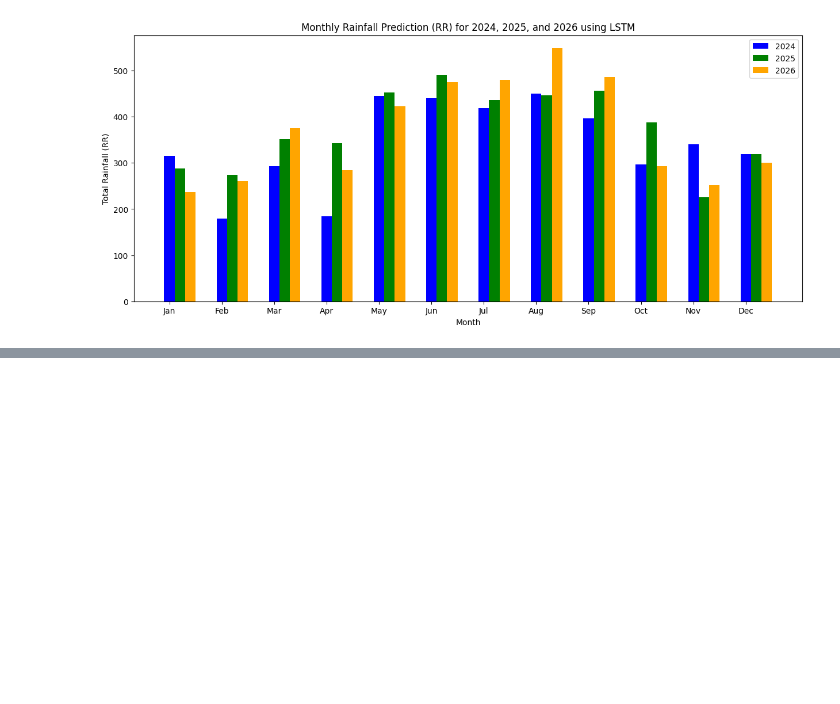
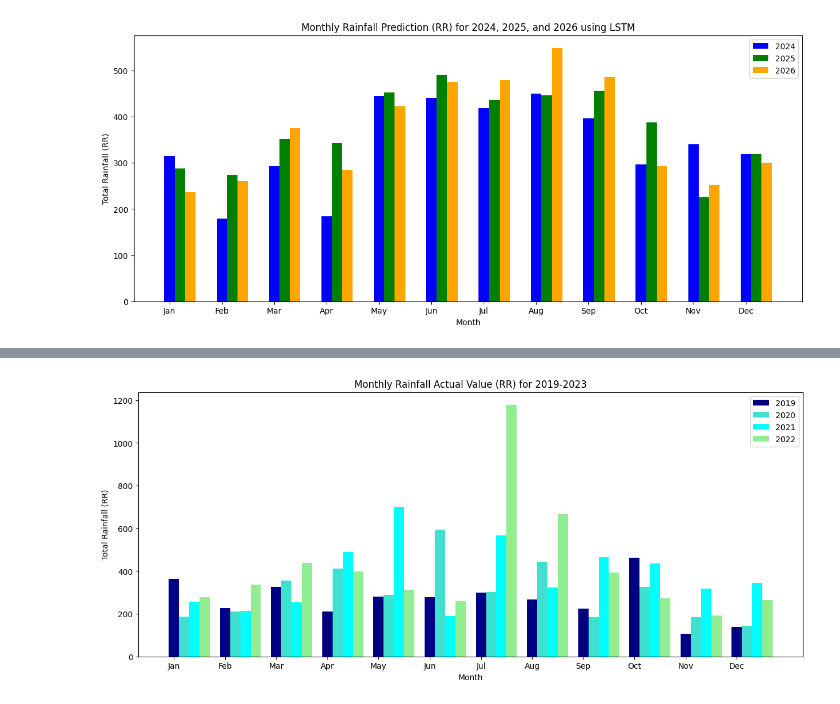
Before and after one commit to tifani3112/Python, a Jupyter notebook: PREDICTION_RAINFALL_2010_2023_FAKFAK_WEST_PAPUA.ipynb, the cells around one changed output, grey strips where cells are left out. Saved outputs shown, nothing was run; the diff lists cells and outputs as text; code cells hidden in the pictures; blank space fills up the shorter version.

```diff
--- a/PREDICTION_RAINFALL_2010_2023_FAKFAK_WEST_PAPUA.ipynb
+++ b/PREDICTION_RAINFALL_2010_2023_FAKFAK_WEST_PAPUA.ipynb
@@ -2522,0 +2676,56 @@ plt.show()
+# %%
+import pandas as pd
+import matplotlib.pyplot as plt
+
+# Load your dataset
+# Assuming 'forecast_results_RR.csv' is the actual file name and path
+forecast_results = pd.read_csv('2010-2023 clean 1 tanpa outlier.csv')
+
+# Convert the 'Date' column to datetime format
+forecast_results['Tanggal'] = pd.to_datetime(forecast_results['Tanggal'])
+
+# Extract year from 'Date' column
+forecast_results['Year'] = forecast_results['Tanggal'].dt.year
+
+# Extract month from 'Date' column
+forecast_results['Month'] = forecast_results['Tanggal'].dt.month
+
+# Calculate the sum of daily rainfall for each month in each year
+monthly_sum_by_year = forecast_results.groupby(['Year', 'Month'])[['RR']].sum().reset_index()
+
+# Create separate DataFrames for each year
+forecast_2019 = monthly_sum_by_year[monthly_sum_by_year['Year'] == 2019]
+forecast_2020 = monthly_sum_by_year[monthly_sum_by_year['Year'] == 2020]
+forecast_2021 = monthly_sum_by_year[monthly_sum_by_year['Year'] == 2021]
+forecast_2022 = monthly_sum_by_year[monthly_sum_by_year['Year'] == 2022]
+forecast_2023 = monthly_sum_by_year[monthly_sum_by_year['Year'] == 2023]
+
+
+
+plt.figure(figsize=(15, 6))
+
+# Plot for 2019
+plt.bar(forecast_2019['Month'] , forecast_2019['RR'], width=0.2, color='navy', label='2019', align='center')
+
+# Plot for 2020
+plt.bar(forecast_2020['Month'] + 0.2, forecast_2020['RR'], width=0.2, color='turquoise', label='2020', align='center')
+
+# Plot for 2021
+plt.bar(forecast_2021['Month'] + 0.4, forecast_2021['RR'], width=0.2, color='cyan', label='2021', align='center')
+
+# Plot for 2022
+plt.bar(forecast_2022['Month'] + 0.6, forecast_2022['RR'], width=0.2, color='lightgreen', label='2022', align='center')
+
+
+
+
+plt.xlabel('Month')
+plt.ylabel('Total Rainfall (RR)')
+plt.title('Monthly Rainfall Actual Value (RR) for 2019-2023')
+plt.xticks(range(1, 13), ['Jan', 'Feb', 'Mar', 'Apr', 'May', 'Jun', 'Jul', 'Aug', 'Sep', 'Oct', 'Nov', 'Dec'])
+plt.legend()
+# Save the plot to a file (optional)
+plt.savefig('monthly annual actual RR 19-23.png')
+plt.show()
+# %% [output]
+[figure, added]
```
Also changed, not shown: parts of 8 cells of this notebook.
